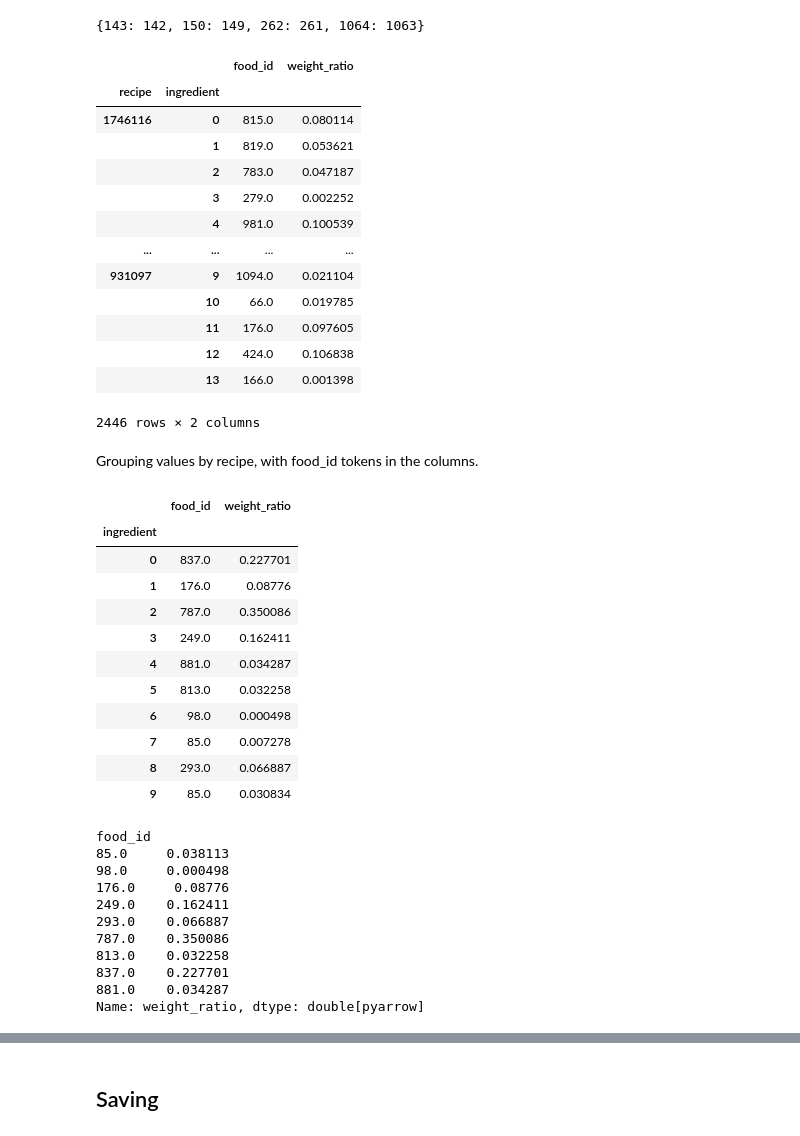
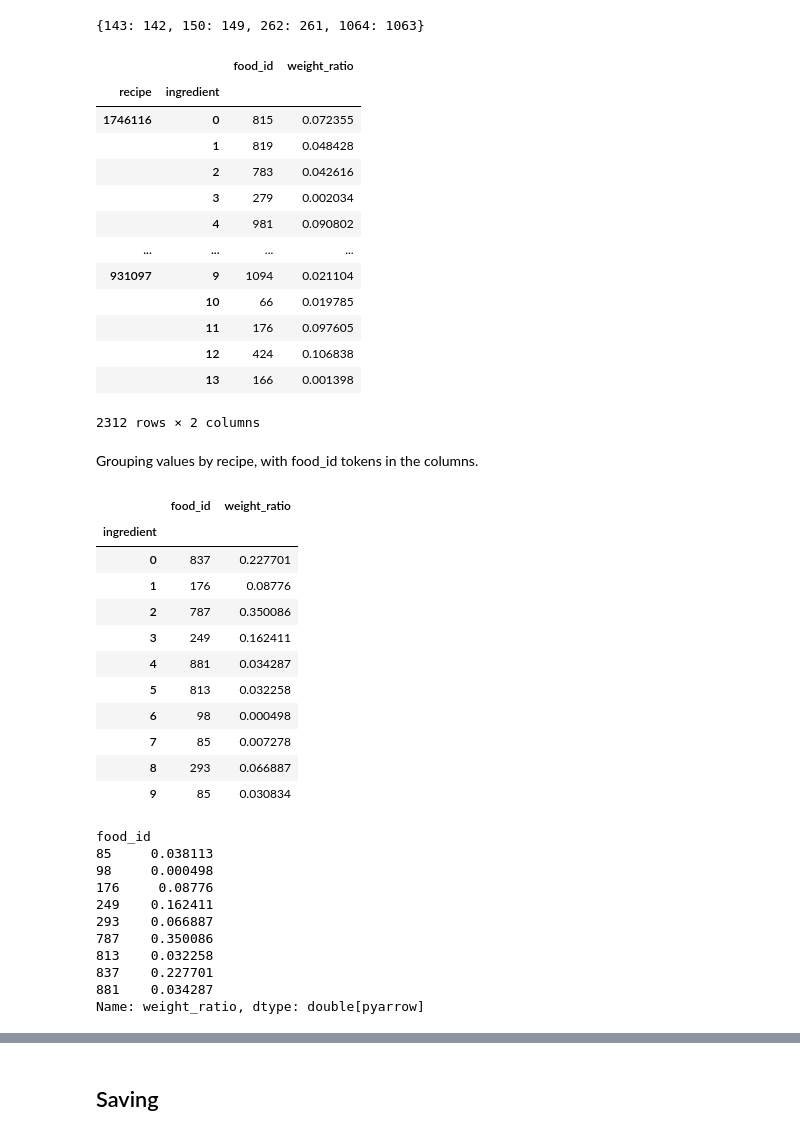
Before and after one commit to stephankostov/recipe-generator-dataset, a Jupyter notebook: notebooks/10-final-db-process.ipynb, the cells around one changed output, grey strips where cells are left out. Cells and saved outputs as stored; diff of their text form; code cells hidden in the pictures.

Commit message:
hotfix: removing salt from recipes

```diff
--- a/notebooks/10-final-db-process.ipynb
+++ b/notebooks/10-final-db-process.ipynb
@@ -249,0 +257,6 @@ foods
+# %%
+#| export
+def remove_salt(foods, food_df):
+    return foods[~(foods['food_id']==food_df[food_df['name'] == 'salt'].index[0])]
+# %%
+foods = remove_salt(foods, food_df)
@@ -264,29 +294,30 @@ temp_remap
 {143: 142, 150: 149, 262: 261, 1064: 1063}
 # %%
 #| export
-def process_food_ids(food_ids, special_tokens):
-    food_ids = shift_food_ids(food_ids, special_tokens)
+def process_foods_df(foods, food_df, special_tokens):
+    foods = remove_salt(foods, food_df)
+    foods['food_id'] = shift_food_ids(foods['food_id'], special_tokens)
     # food_ids = food_ids.replace(temp_remap)
-    food_ids = food_ids.fillna(special_tokens.index('unknown'))
-    return food_ids
+    foods['food_id'] = foods['food_id'].fillna(special_tokens.index('unknown'))
+    return foods
 # %%
-foods['food_id'] = process_food_ids(foods['food_id'], special_tokens)
+foods = process_foods_df(foods, food_df, special_tokens)
 foods
 # %% [output]
 |  |  | food_id | weight_ratio |
 | recipe | ingredient |  |  |
-| 1746116 | 0 | 815.0 | 0.080114 |
-|  | 1 | 819.0 | 0.053621 |
-|  | 2 | 783.0 | 0.047187 |
-|  | 3 | 279.0 | 0.002252 |
-|  | 4 | 981.0 | 0.100539 |
+| 1746116 | 0 | 815 | 0.072355 |
+|  | 1 | 819 | 0.048428 |
+|  | 2 | 783 | 0.042616 |
+|  | 3 | 279 | 0.002034 |
+|  | 4 | 981 | 0.090802 |
 | ... | ... | ... | ... |
-| 931097 | 9 | 1094.0 | 0.021104 |
-|  | 10 | 66.0 | 0.019785 |
-|  | 11 | 176.0 | 0.097605 |
-|  | 12 | 424.0 | 0.106838 |
-|  | 13 | 166.0 | 0.001398 |
+| 931097 | 9 | 1094 | 0.021104 |
+|  | 10 | 66 | 0.019785 |
+|  | 11 | 176 | 0.097605 |
+|  | 12 | 424 | 0.106838 |
+|  | 13 | 166 | 0.001398 |
-2446 rows × 2 columns
+2312 rows × 2 columns
 # %% [markdown]
 Grouping values by recipe, with food_id tokens in the columns.
 # %%
@@ -295,16 +326,16 @@ recipe
 # %% [output]
 |  | food_id | weight_ratio |
 | ingredient |  |  |
-| 0 | 837.0 | 0.227701 |
-| 1 | 176.0 | 0.08776 |
-| 2 | 787.0 | 0.350086 |
-| 3 | 249.0 | 0.162411 |
-| 4 | 881.0 | 0.034287 |
-| 5 | 813.0 | 0.032258 |
-| 6 | 98.0 | 0.000498 |
-| 7 | 85.0 | 0.007278 |
-| 8 | 293.0 | 0.066887 |
-| 9 | 85.0 | 0.030834 |
+| 0 | 837 | 0.227701 |
+| 1 | 176 | 0.08776 |
+| 2 | 787 | 0.350086 |
+| 3 | 249 | 0.162411 |
+| 4 | 881 | 0.034287 |
+| 5 | 813 | 0.032258 |
+| 6 | 98 | 0.000498 |
+| 7 | 85 | 0.007278 |
+| 8 | 293 | 0.066887 |
+| 9 | 85 | 0.030834 |
 # %%
 #| export
 def merge_duplicates(recipe):
@@ -313,15 +344,15 @@ def merge_duplicates(recipe):
 merge_duplicates(recipe)
 # %% [output]
 food_id
-85.0     0.038113
-98.0     0.000498
-176.0     0.08776
-249.0    0.162411
-293.0    0.066887
-787.0    0.350086
-813.0    0.032258
-837.0    0.227701
-881.0    0.034287
+85     0.038113
+98     0.000498
+176     0.08776
+249    0.162411
+293    0.066887
+787    0.350086
+813    0.032258
+837    0.227701
+881    0.034287
 Name: weight_ratio, dtype: double[pyarrow]
 # %%
 def f(x):
```
Also changed, not shown: parts of 9 cells of this notebook, 8 other files.
